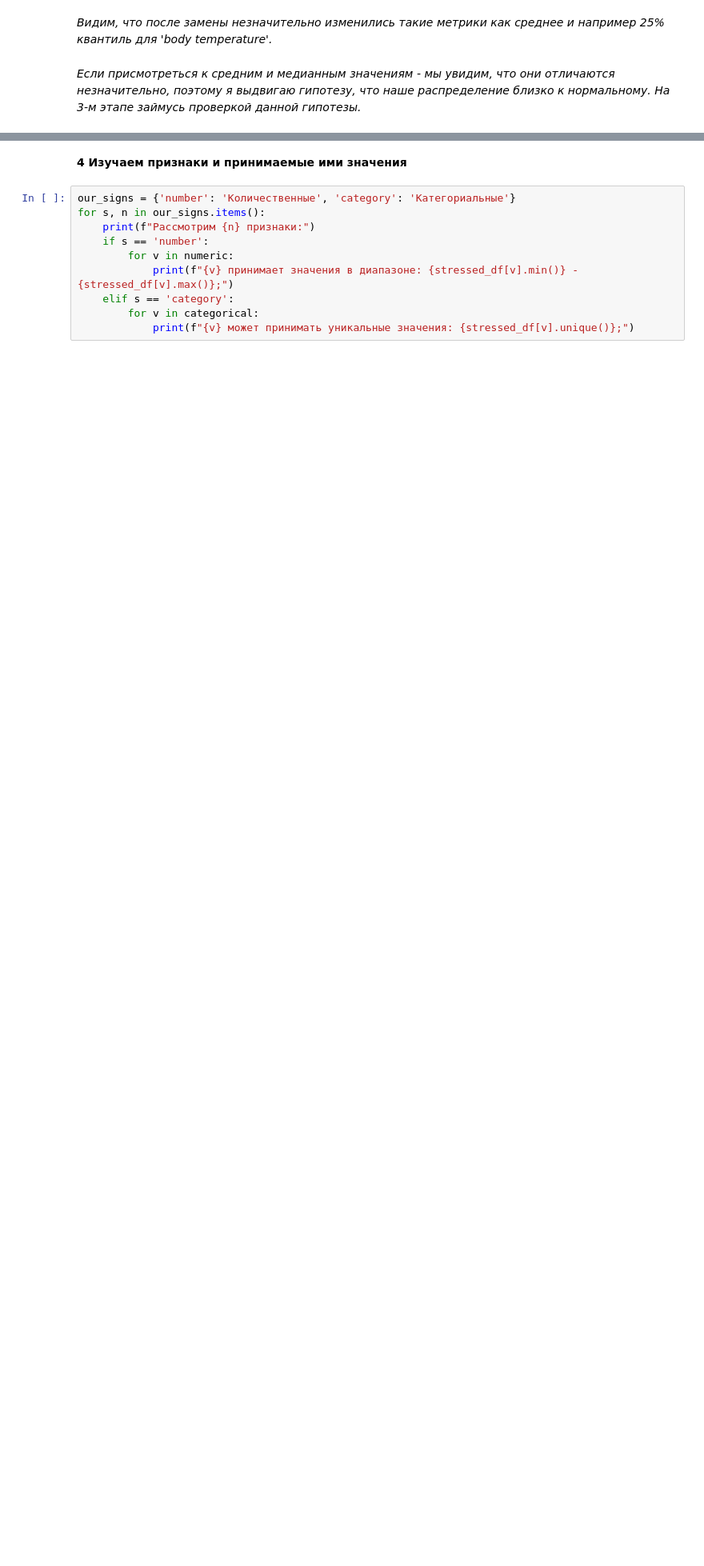
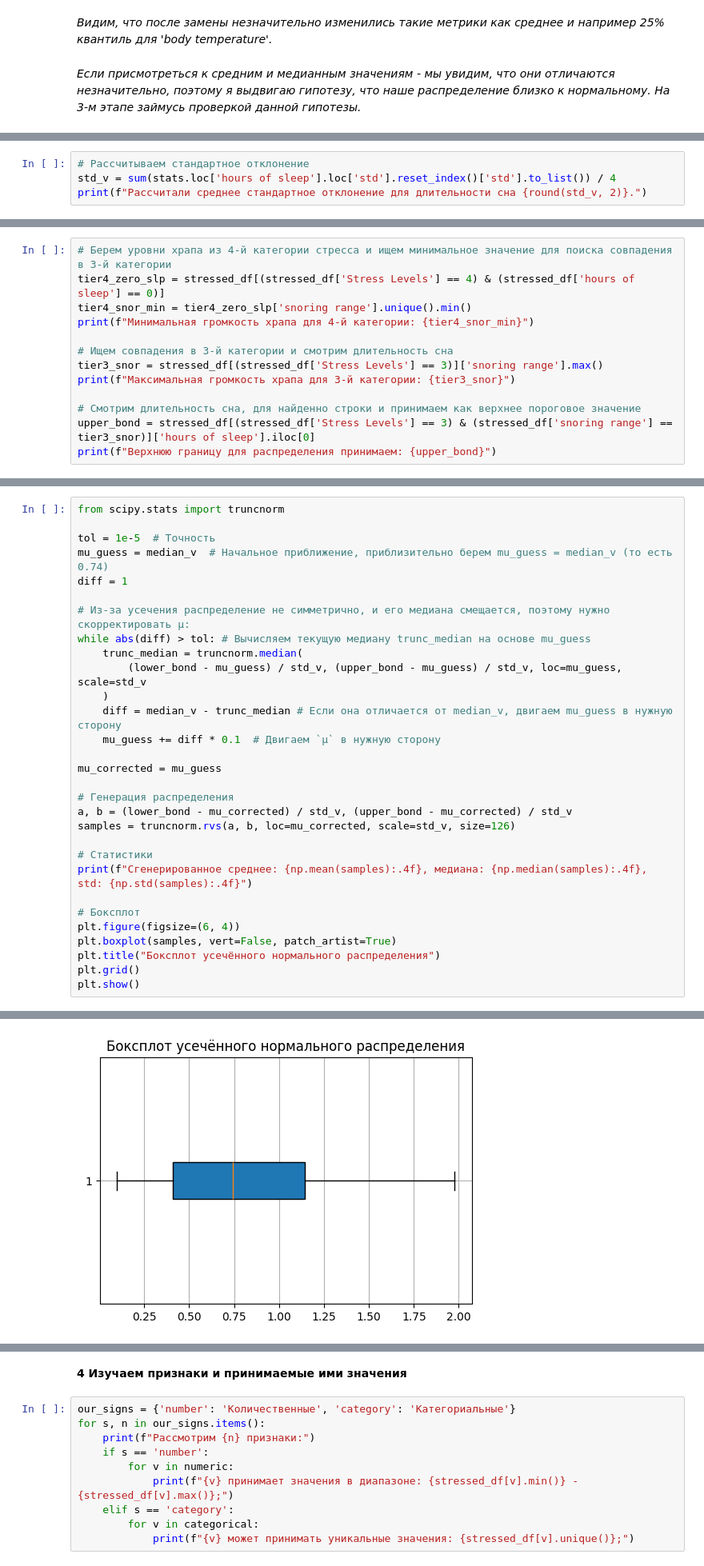
Before and after one commit to ealennikova/ABD-PRJ-25-29, a Jupyter notebook: Checkpoint 2/data_eda.ipynb, the cells around one changed output, grey strips where cells are left out. Shown at 80% size. Saved outputs shown, nothing was run; the diff lists cells and outputs as text; blank space fills up the shorter version.

```diff
--- a/Checkpoint 2/data_eda.ipynb
+++ b/Checkpoint 2/data_eda.ipynb
@@ -262,0 +347,4 @@ stressed_df.describe()
+# %%
+# Рассчитываем стандартное отклонение
+std_v = sum(stats.loc['hours of sleep'].loc['std'].reset_index()['std'].to_list()) / 4
+print(f"Рассчитали среднее стандартное отклонение для длительности сна {round(std_v, 2)}.")
@@ -262,0 +357,13 @@ stressed_df.describe()
+# %%
+# Берем уровни храпа из 4-й категории стресса и ищем минимальное значение для поиска совпадения в 3-й категории
+tier4_zero_slp = stressed_df[(stressed_df['Stress Levels'] == 4) & (stressed_df['hours of sleep'] == 0)]
+tier4_snor_min = tier4_zero_slp['snoring range'].unique().min()
+print(f"Минимальная громкость храпа для 4-й категории: {tier4_snor_min}")
+
+# Ищем совпадения в 3-й категории и смотрим длительность сна
+tier3_snor = stressed_df[(stressed_df['Stress Levels'] == 3)]['snoring range'].max()
+print(f"Максимальная громкость храпа для 3-й категории: {tier3_snor}")
+
+# Смотрим длительность сна, для найденно строки и принимаем как верхнее пороговое значение
+upper_bond = stressed_df[(stressed_df['Stress Levels'] == 3) & (stressed_df['snoring range'] == tier3_snor)]['hours of sleep'].iloc[0]
+print(f"Верхнюю границу для распределения принимаем: {upper_bond}")
@@ -262,0 +376,31 @@ stressed_df.describe()
+# %%
+from scipy.stats import truncnorm
+
+tol = 1e-5  # Точность
+mu_guess = median_v  # Начальное приближение, приблизительно берем mu_guess = median_v (то есть 0.74)
+diff = 1
+
+# Из-за усечения распределение не симметрично, и его медиана смещается, поэтому нужно скорректировать μ:
+while abs(diff) > tol: # Вычисляем текущую медиану trunc_median на основе mu_guess
+    trunc_median = truncnorm.median(
+        (lower_bond - mu_guess) / std_v, (upper_bond - mu_guess) / std_v, loc=mu_guess, scale=std_v
+    )
+    diff = median_v - trunc_median # Если она отличается от median_v, двигаем mu_guess в нужную сторону
+    mu_guess += diff * 0.1  # Двигаем `μ` в нужную сторону
+
+mu_corrected = mu_guess
+
+# Генерация распределения
+a, b = (lower_bond - mu_corrected) / std_v, (upper_bond - mu_corrected) / std_v
+samples = truncnorm.rvs(a, b, loc=mu_corrected, scale=std_v, size=126)
+
+# Статистики
+print(f"Сгенерированное среднее: {np.mean(samples):.4f}, медиана: {np.median(samples):.4f}, std: {np.std(samples):.4f}")
+
+# Боксплот
+plt.figure(figsize=(6, 4))
+plt.boxplot(samples, vert=False, patch_artist=True)
+plt.title("Боксплот усечённого нормального распределения")
+plt.grid()
+plt.show()
+# %% [output]
@@ -262,0 +408 @@ stressed_df.describe()
+[figure, added]
```
Also changed, not shown: parts of 25 cells of this notebook.
